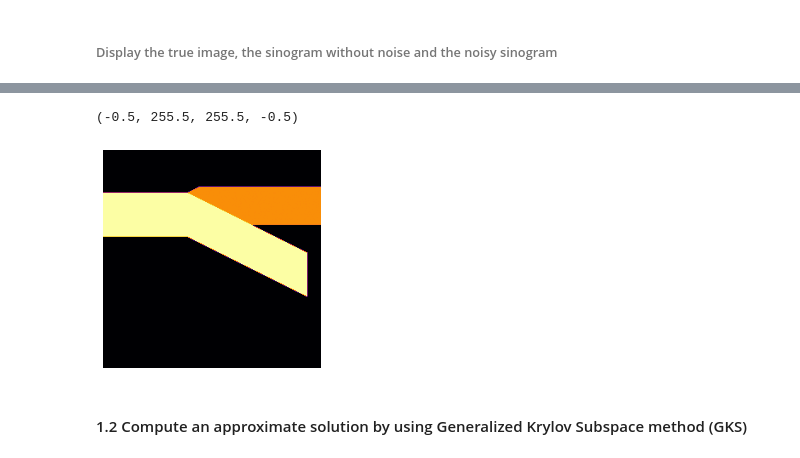
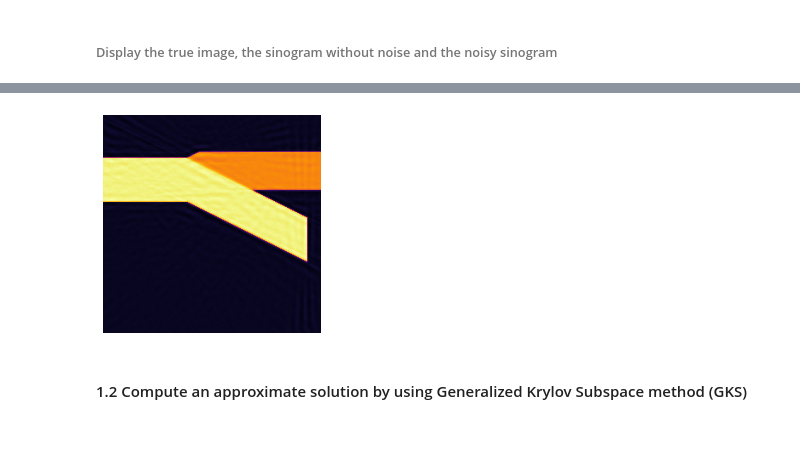
Before and after one commit to mpasha3/trips-py, a Jupyter notebook: demos/demo_Tomo_large_scale.ipynb, the cells around one changed output, grey strips where cells are left out. Saved outputs shown, nothing was run; the diff lists cells and outputs as text; code cells hidden in the pictures.

```diff
--- a/demos/demo_Tomo_large_scale.ipynb
+++ b/demos/demo_Tomo_large_scale.ipynb
@@ -93,9 +83,9 @@ plt.axis('off')
 # %%
-plt.imshow(x_true.reshape((nx, ny)))
+plt.imshow(x_mmgks.reshape((nx, ny)))
 plt.axis('off')
+plt.set_cmap('inferno')
 # %% [output]
-(-0.5, 255.5, 255.5, -0.5)
-[figure, old version]
+[figure, new version]
 # %% [markdown]
 #### 1.2 Compute an approximate solution by using Generalized Krylov Subspace method (GKS)
 # %%
```
Also changed, not shown: parts of 25 cells of this notebook, 1 other file.
